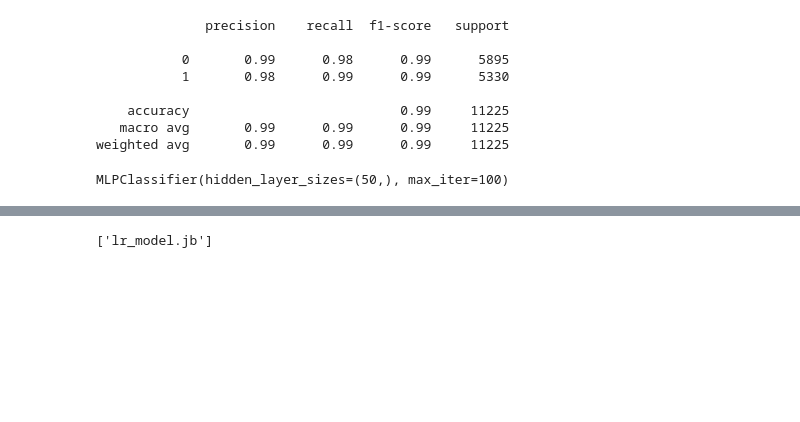
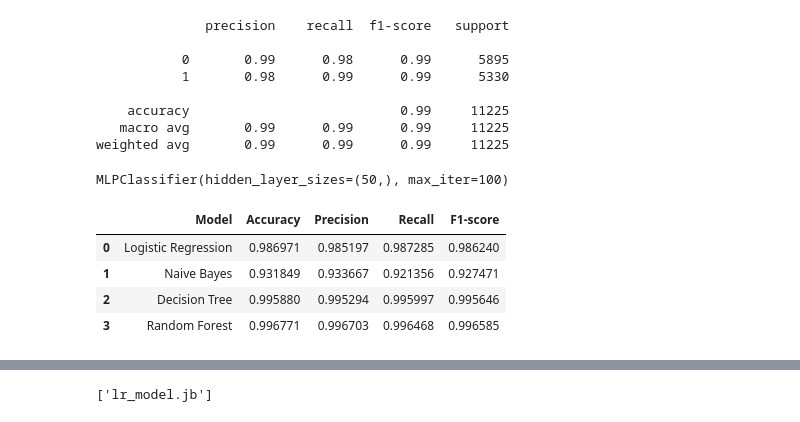
Before and after one commit to Rakesh998054/Fake_News_Detection, a Jupyter notebook: app.ipynb, the cells around one changed output, grey strips where cells are left out. Drawn from its saved outputs; the diff is of its cells as text; code cells hidden in the pictures; blank space fills up the shorter version.

```diff
--- a/app.ipynb
+++ b/app.ipynb
@@ -54,3 +54,3 @@ data.reset_index(inplace=True)
 # %%
-data.drop(['index'],axis = 1,inplace=True)
+df.drop(['index'],axis = 1,inplace=True)
 # %%
@@ -71,5 +71,5 @@ def clean_text(text):
     text =re.sub("\n","",text)
     return text
 # %%
-data["text"] = data["text"].apply(clean_text)
+df["text"] = df["text"].apply(clean_text)
 # %%
@@ -128,0 +160,63 @@ nn = MLPClassifier(
+# %%
+from sklearn.metrics import accuracy_score
+from sklearn.metrics import precision_score
+from sklearn.metrics import recall_score
+from sklearn.metrics import f1_score
+
+results = []
+
+for name, model in models.items():
+
+    model.fit(xtrain, ytrain)
+
+    y_pred = model.predict(xtest)
+
+    accuracy = accuracy_score(ytest, y_pred)
+
+    precision = precision_score(ytest, y_pred)
+
+    recall = recall_score(ytest, y_pred)
+
+    f1 = f1_score(ytest, y_pred)
+
+    results.append([
+
+        name,
+
+        accuracy,
+
+        precision,
+
+        recall,
+
+        f1
+
+    ])
+
+results_df = pd.DataFrame(
+
+    results,
+
+    columns=[
+
+        "Model",
+
+        "Accuracy",
+
+        "Precision",
+
+        "Recall",
+
+        "F1-score"
+
+    ]
+
+)
+
+results_df
+# %% [output]
+|  | Model | Accuracy | Precision | Recall | F1-score |
+| 0 | Logistic Regression | 0.986971 | 0.985197 | 0.987285 | 0.986240 |
+| 1 | Naive Bayes | 0.931849 | 0.933667 | 0.921356 | 0.927471 |
+| 2 | Decision Tree | 0.995880 | 0.995294 | 0.995997 | 0.995646 |
+| 3 | Random Forest | 0.996771 | 0.996703 | 0.996468 | 0.996585 |
```
Also changed, not shown: parts of 10 cells of this notebook.
